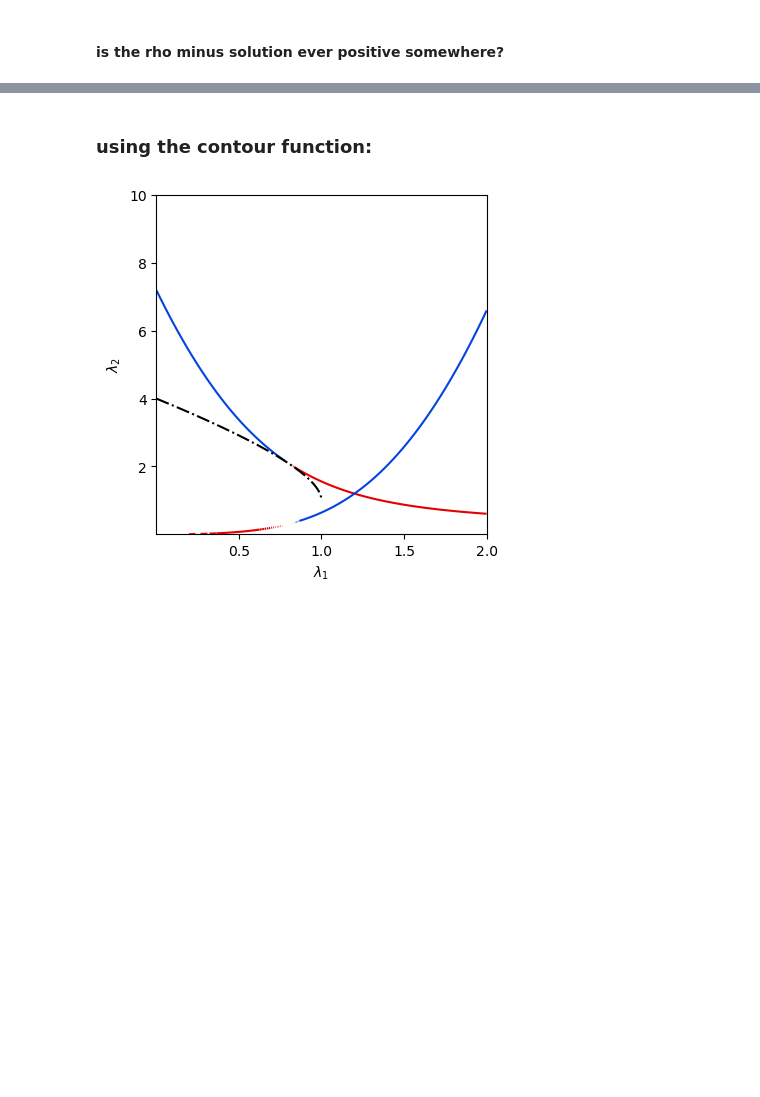
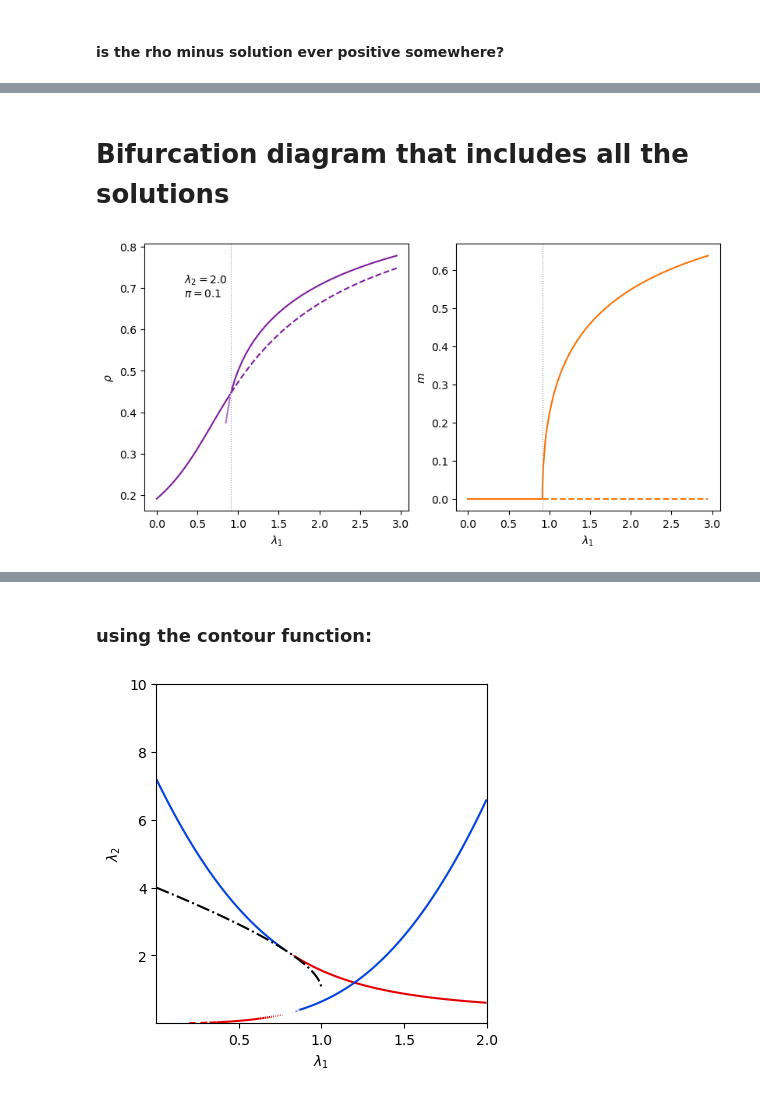
Before and after one commit to dmarchp/TFM_code, a Jupyter notebook: non_lin_models/det_sols_non_lin/1and2simplices.ipynb, the cells around one changed output, grey strips where cells are left out. Drawn from its saved outputs; the diff is of its cells as text; code cells hidden in the pictures; blank space fills up the shorter version.

```diff
--- a/non_lin_models/det_sols_non_lin/1and2simplices.ipynb
+++ b/non_lin_models/det_sols_non_lin/1and2simplices.ipynb
@@ -212,3 +343,18 @@ ax.axhline(1.0, 0, 1, ls=':', color='xkcd:gray')
 fig.savefig(f'sol_rho_minus_m_thresh_lines_many_pi_space_l1_l2.png')
 # %% [output]
 [figure]
+# %%
+l1, l2, pi = 0.2, 5, 0.05
+rhop, rhom = rho_sol(l1, l2)
+mp = m_sol(rhop, l2, pi)
+mm = m_sol(rhom, l2, pi)
+
+print(f'solution with plus: ({rhop}, {mp})')
+lsa_mat = LSA_mat((rhop, mp), l1, l2, pi)
+eigvals = np.linalg.eig(lsa_mat)[0]
+print(eigvals)
+
+print(f'solution with minus: ({rhom}, {mm})')
+lsa_mat = LSA_mat((rhom, mm), l1, l2, pi)
+eigvals = np.linalg.eig(lsa_mat)[0]
+print(eigvals)
@@ -228,0 +384,61 @@ fig.colorbar(im, ax=ax)
+# %% [markdown]
+# Bifurcation diagram that includes all the solutions
+# %%
+l1s = np.arange(0.0, 3.0, 0.05)
+l2 = 2.0
+pi = 0.1
+fig, ax = plt.subplots(1, 2, figsize=(8,4), constrained_layout=True)
+ax[0].set(xlabel=r'$\lambda_1$', ylabel=r'$\rho$')
+ax[1].set(xlabel=r'$\lambda_1$', ylabel=r'$m$')
+
+# so the plot for the m transition looks nice...
+l1_mneq0_sol = thresh_line_m_rho_plus_l2([l2, ], pi)[0]
+l1s = np.concatenate((l1s, np.array([l1_mneq0_sol, l1_mneq0_sol+1e-4, l1_mneq0_sol+1e-3, l1_mneq0_sol+1e-2, l1_mneq0_sol+5e-2])))
+l1s = np.sort(l1s)
+
+# solutions from the polynomial (m = 0)
+rho_m0 = []
+for l1 in l1s:
+    solsRe, sols = rho_sol_m0_pineq0(l1, l2, pi)
+    for sol in sols:
+        counterValidSols = 0
+        if abs(sol.imag) < 1e-8 and sol.real >= 0.0:
+            counterValidSols += 1
+            rho_m0.append(sol.real)
+            # ax.scatter(l1, sol.real)
+        if counterValidSols > 1:
+            print(f'There are more than 1 valid sols for the polynomial when l1 = {l1}')
+rho_m0 = np.array(rho_m0)
+
+# lower part: stable
+ax[0].plot(l1s[l1s < l1_mneq0_sol], rho_m0[l1s < l1_mneq0_sol], ls='-', color='xkcd:purple')
+ax[1].plot(l1s[l1s < l1_mneq0_sol], np.zeros(len(rho_m0))[l1s < l1_mneq0_sol], ls='-', color='xkcd:orange')
+# upper part: saddle
+ax[0].plot(l1s[l1s >= l1_mneq0_sol], rho_m0[l1s >= l1_mneq0_sol], ls='--', color='xkcd:purple')
+ax[1].plot(l1s[l1s >= l1_mneq0_sol], np.zeros(len(rho_m0))[l1s >= l1_mneq0_sol], ls='--', color='xkcd:orange')
+
+##### symmetry breaking solution #####
+rho_plus, rho_minus = [], []
+m_rho_plus, m_rho_minus = [], []
+for l1 in l1s:
+    rhop, rhom = rho_sol(l1, l2)
+    mp, mm = m_sol(rhop, l2, pi), m_sol(rhom, l2, pi)
+    rho_plus.append(rhop), m_rho_plus.append(mp)
+    rho_minus.append(rhom), m_rho_minus.append(mm)
+rho_plus = np.array(rho_plus)
+
+# rho values before m turns real:
+ax[0].plot(l1s[l1s < l1_mneq0_sol], rho_plus[l1s < l1_mneq0_sol], ls='-', alpha=0.6, color='xkcd:purple')
+# rho values after m turns real:
+ax[0].plot(l1s[l1s >= l1_mneq0_sol], rho_plus[l1s >= l1_mneq0_sol], ls='-', color='xkcd:purple')
+ax[1].plot(l1s, m_rho_plus, ls='-', color='xkcd:orange')
+
+
+ax[0].axvline(l1_mneq0_sol, 0, 1, ls=':', color='xkcd:gray', lw=0.8)
+ax[1].axvline(l1_mneq0_sol, 0, 1, ls=':', color='xkcd:gray', lw=0.8)
+ax[0].text(0.15, 0.85, rf'$\lambda_2 = {l2}$', transform = ax[0].transAxes)
+ax[0].text(0.15, 0.8, rf'$\pi = {pi}$', transform = ax[0].transAxes)
+
+fig.savefig(f'bifurcation_diagram_varl1_l2_{l2}_pi_{pi}.png')
+# %% [output]
+[figure, added]
```
Also changed, not shown: parts of 12 cells of this notebook, 2 other files.
